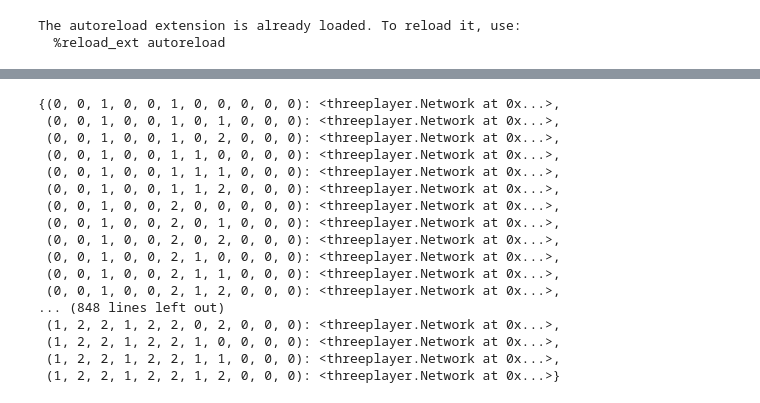
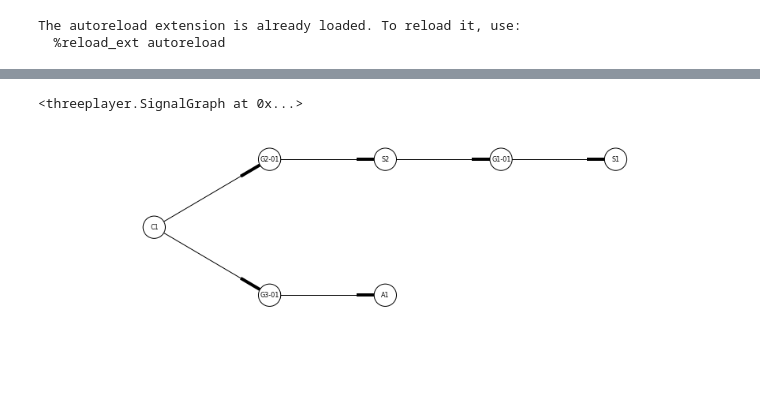
Before and after one commit to brettc/bricolage, a Jupyter notebook: analyse-three.ipynb, the cells around one changed output, grey strips where cells are left out. Cells and saved outputs as stored; diff of their text form; code cells hidden in the pictures; blank space fills up the shorter version.

```diff
--- a/analyse-three.ipynb
+++ b/analyse-three.ipynb
@@ -159,20 +156,5 @@ sim = Simulation(params, allp)
-# %%
-sim.networks_by_dna
-# %% [output]
-{(0, 0, 1, 0, 0, 1, 0, 0, 0, 0, 0): <threeplayer.Network at 0x...>,
- (0, 0, 1, 0, 0, 1, 0, 1, 0, 0, 0): <threeplayer.Network at 0x...>,
- (0, 0, 1, 0, 0, 1, 0, 2, 0, 0, 0): <threeplayer.Network at 0x...>,
- (0, 0, 1, 0, 0, 1, 1, 0, 0, 0, 0): <threeplayer.Network at 0x...>,
- (0, 0, 1, 0, 0, 1, 1, 1, 0, 0, 0): <threeplayer.Network at 0x...>,
- (0, 0, 1, 0, 0, 1, 1, 2, 0, 0, 0): <threeplayer.Network at 0x...>,
- (0, 0, 1, 0, 0, 2, 0, 0, 0, 0, 0): <threeplayer.Network at 0x...>,
- (0, 0, 1, 0, 0, 2, 0, 1, 0, 0, 0): <threeplayer.Network at 0x...>,
- (0, 0, 1, 0, 0, 2, 0, 2, 0, 0, 0): <threeplayer.Network at 0x...>,
- (0, 0, 1, 0, 0, 2, 1, 0, 0, 0, 0): <threeplayer.Network at 0x...>,
- (0, 0, 1, 0, 0, 2, 1, 1, 0, 0, 0): <threeplayer.Network at 0x...>,
- (0, 0, 1, 0, 0, 2, 1, 2, 0, 0, 0): <threeplayer.Network at 0x...>,
-... (848 lines left out)
- (1, 2, 2, 1, 2, 2, 0, 2, 0, 0, 0): <threeplayer.Network at 0x...>,
- (1, 2, 2, 1, 2, 2, 1, 0, 0, 0, 0): <threeplayer.Network at 0x...>,
- (1, 2, 2, 1, 2, 2, 1, 1, 0, 0, 0): <threeplayer.Network at 0x...>,
- (1, 2, 2, 1, 2, 2, 1, 2, 0, 0, 0): <threeplayer.Network at 0x...>}
+# %%
+NN[3].graph
+# %% [output]
+<threeplayer.SignalGraph at 0x...>
+[figure, added]
```
Also changed, not shown: parts of 23 cells of this notebook, 2 other files.
